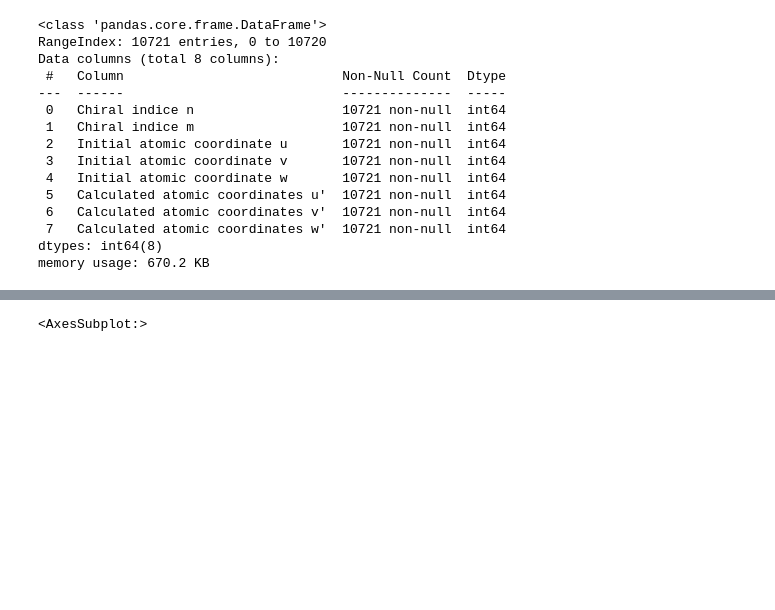
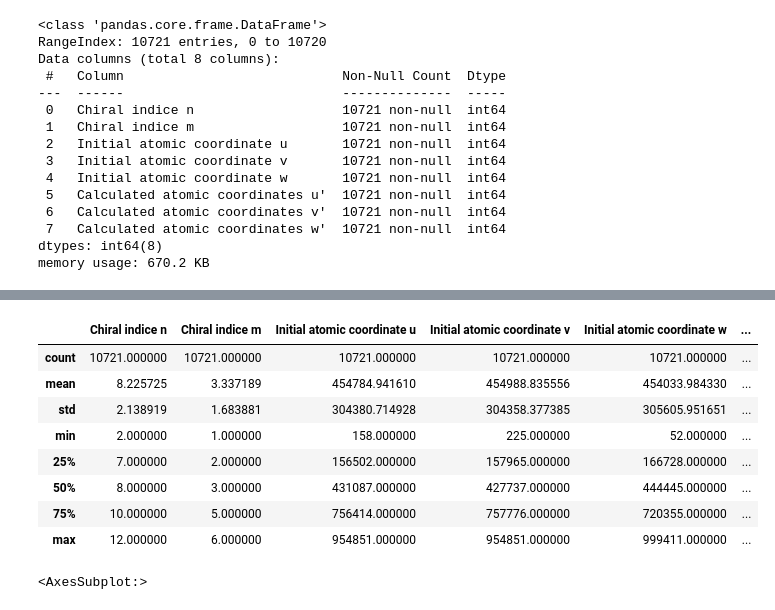
Before and after one commit to arkahood/carbon_nanotubes-Regression-Models, a Jupyter notebook: carbon_nanotubes.ipynb, the cells around one changed output, grey strips where cells are left out. Drawn from its saved outputs; the diff is of its cells as text; code cells hidden in the pictures; blank space fills up the shorter version.

```diff
--- a/carbon_nanotubes.ipynb
+++ b/carbon_nanotubes.ipynb
@@ -49,6 +49,18 @@ dataset.corr()
 | Calculated atomic coordinates u' | 0.016052 | 0.017149 | 0.739259 | 0.375616 | -0.000577 | ... |
 | Calculated atomic coordinates v' | 0.005005 | 0.004639 | 0.376004 | 0.743684 | 0.000222 | ... |
 | Calculated atomic coordinates w' | -0.005349 | 0.010200 | 0.006516 | -0.003018 | 0.729369 | ... |
+# %%
+dataset.describe()
+# %% [output]
+|  | Chiral indice n | Chiral indice m | Initial atomic coordinate u | Initial atomic coordinate v | Initial atomic coordinate w | ... |
+| count | 10721.000000 | 10721.000000 | 10721.000000 | 10721.000000 | 10721.000000 | ... |
+| mean | 8.225725 | 3.337189 | 454784.941610 | 454988.835556 | 454033.984330 | ... |
+| std | 2.138919 | 1.683881 | 304380.714928 | 304358.377385 | 305605.951651 | ... |
+| min | 2.000000 | 1.000000 | 158.000000 | 225.000000 | 52.000000 | ... |
+| 25% | 7.000000 | 2.000000 | 156502.000000 | 157965.000000 | 166728.000000 | ... |
+| 50% | 8.000000 | 3.000000 | 431087.000000 | 427737.000000 | 444445.000000 | ... |
+| 75% | 10.000000 | 5.000000 | 756414.000000 | 757776.000000 | 720355.000000 | ... |
+| max | 12.000000 | 6.000000 | 954851.000000 | 954851.000000 | 999411.000000 | ... |
 # %%
 snb.heatmap(dataset.corr(),annot=True,fmt=".2g")
 # %% [output]
```
